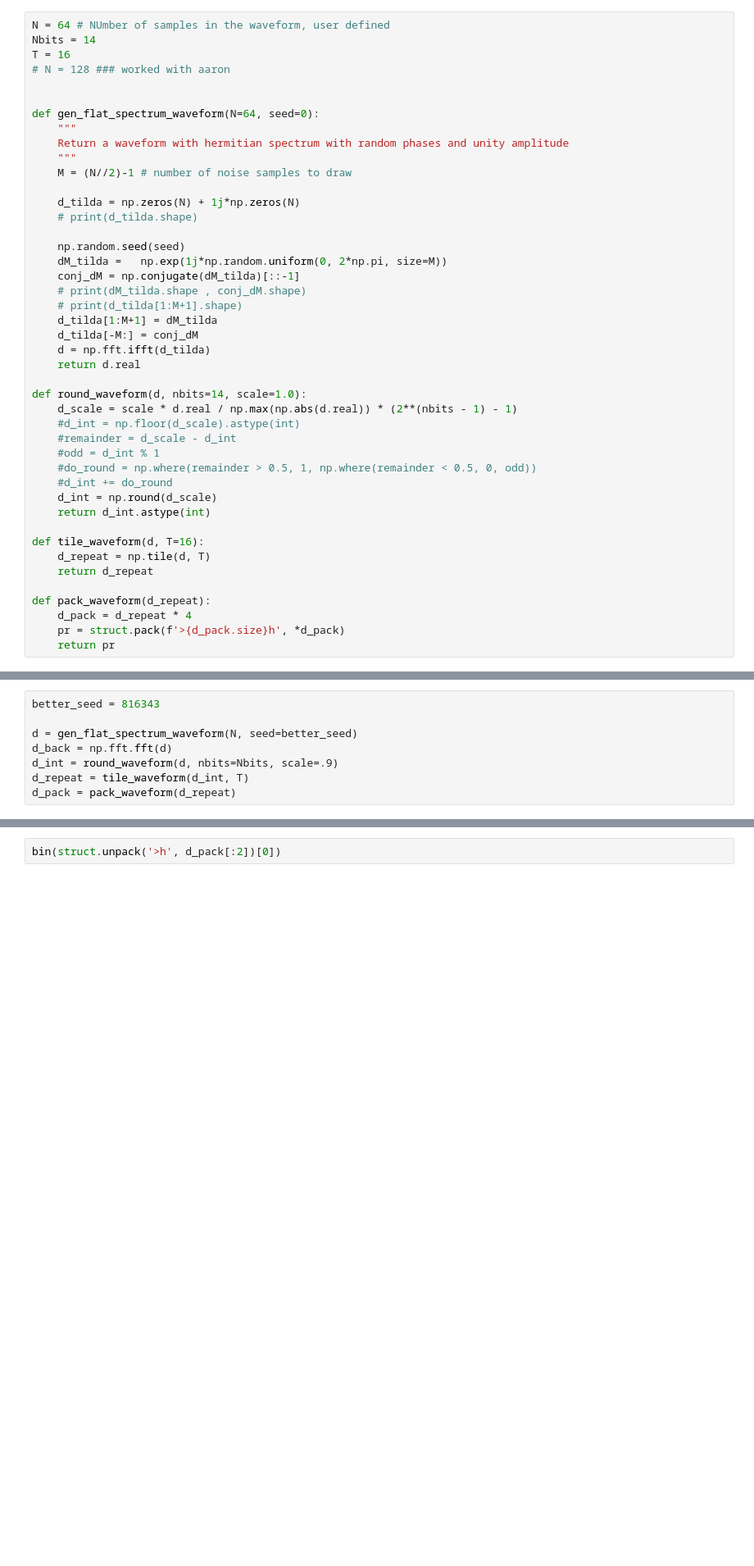
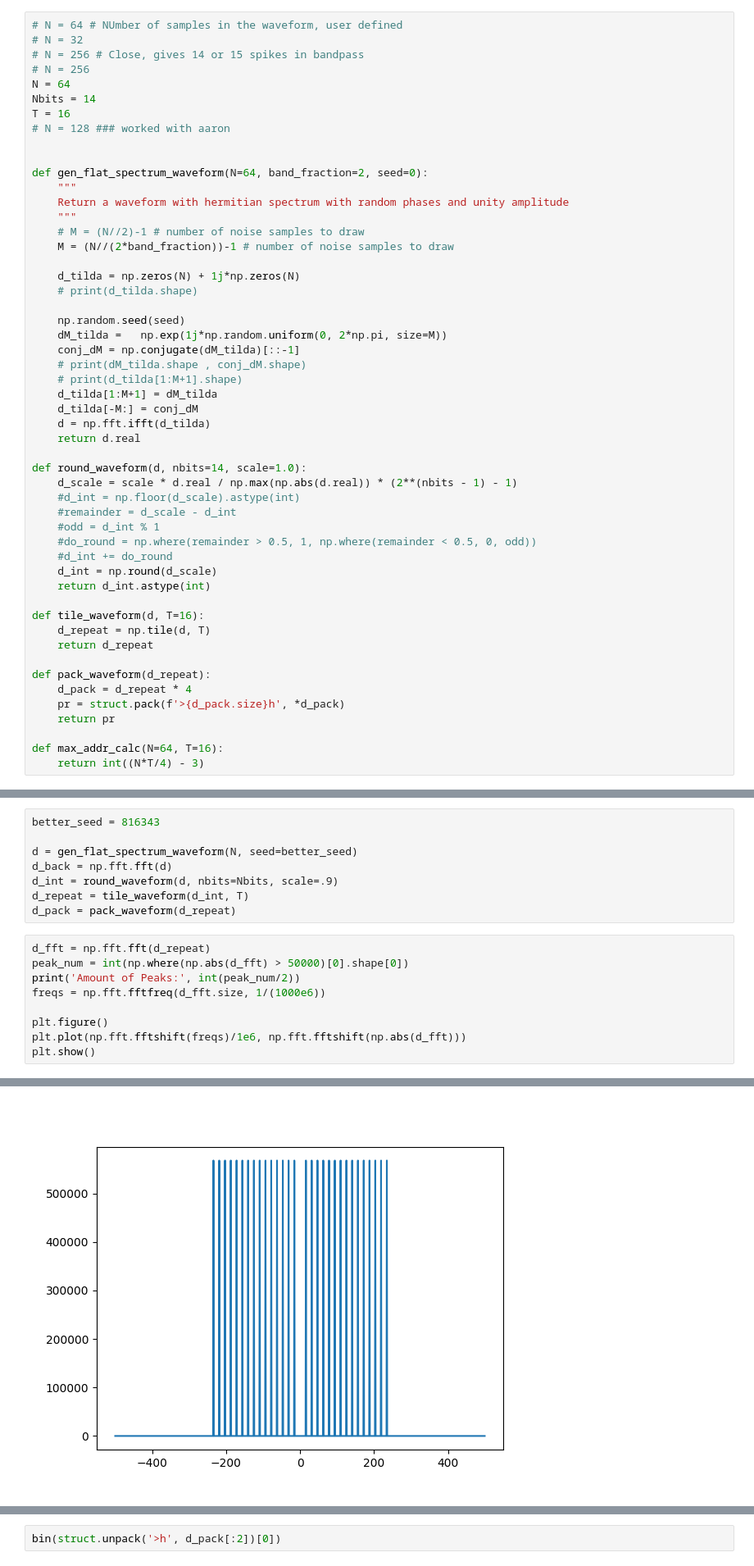
Before and after one commit to EIGSEP/DAC, a Jupyter notebook: notebooks/psuedo_random.ipynb, the cells around one changed output, grey strips where cells are left out. Shown at 82% size. Drawn from its saved outputs; the diff is of its cells as text; blank space fills up the shorter version.

```diff
--- a/notebooks/psuedo_random.ipynb
+++ b/notebooks/psuedo_random.ipynb
@@ -8,17 +8,22 @@ import struct
 # %% [markdown]
 Creates initial random data in frequency domain. N is the max number of samples, while M is the samples being populated with random data
 # %%
-N = 64 # NUmber of samples in the waveform, user defined
+# N = 64 # NUmber of samples in the waveform, user defined
+# N = 32
+# N = 256 # Close, gives 14 or 15 spikes in bandpass
+# N = 256
+N = 64
 Nbits = 14
 T = 16
 # N = 128 ### worked with aaron
 
 
-def gen_flat_spectrum_waveform(N=64, seed=0):
+def gen_flat_spectrum_waveform(N=64, band_fraction=2, seed=0):
     """
     Return a waveform with hermitian spectrum with random phases and unity amplitude
     """
-    M = (N//2)-1 # number of noise samples to draw
+    # M = (N//2)-1 # number of noise samples to draw
+    M = (N//(2*band_fraction))-1 # number of noise samples to draw
 
     d_tilda = np.zeros(N) + 1j*np.zeros(N)
     # print(d_tilda.shape)
@@ -51,3 +56,6 @@ def pack_waveform(d_repeat):
     d_pack = d_repeat * 4
     pr = struct.pack(f'>{d_pack.size}h', *d_pack)
     return pr
+
+def max_addr_calc(N=64, T=16):
+    return int((N*T/4) - 3)
@@ -97,3 +107,13 @@ d_back = np.fft.fft(d)
 d_int = round_waveform(d, nbits=Nbits, scale=.9)
 d_repeat = tile_waveform(d_int, T)
 d_pack = pack_waveform(d_repeat)
+# %%
+d_fft = np.fft.fft(d_repeat)
+peak_num = int(np.where(np.abs(d_fft) > 50000)[0].shape[0])
+print('Amount of Peaks:', int(peak_num/2))
+freqs = np.fft.fftfreq(d_fft.size, 1/(1000e6))
+
+plt.figure()
+plt.plot(np.fft.fftshift(freqs)/1e6, np.fft.fftshift(np.abs(d_fft)))
+plt.show()
+# %% [output]
@@ -99,0 +121 @@ d_pack = pack_waveform(d_repeat)
+[figure, added]
```
Also changed, not shown: parts of 8 cells of this notebook.
